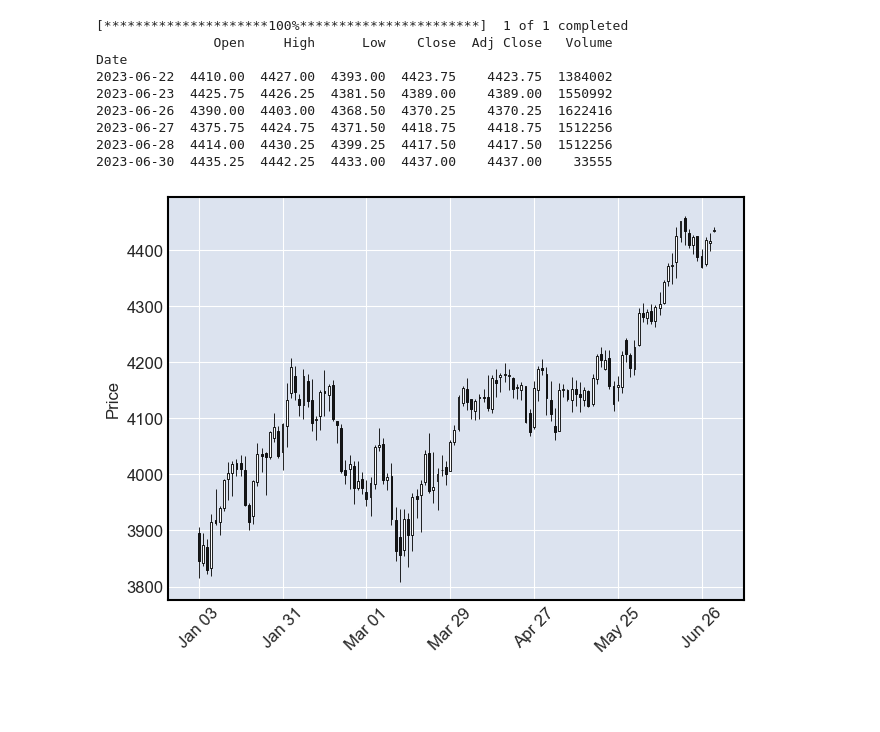
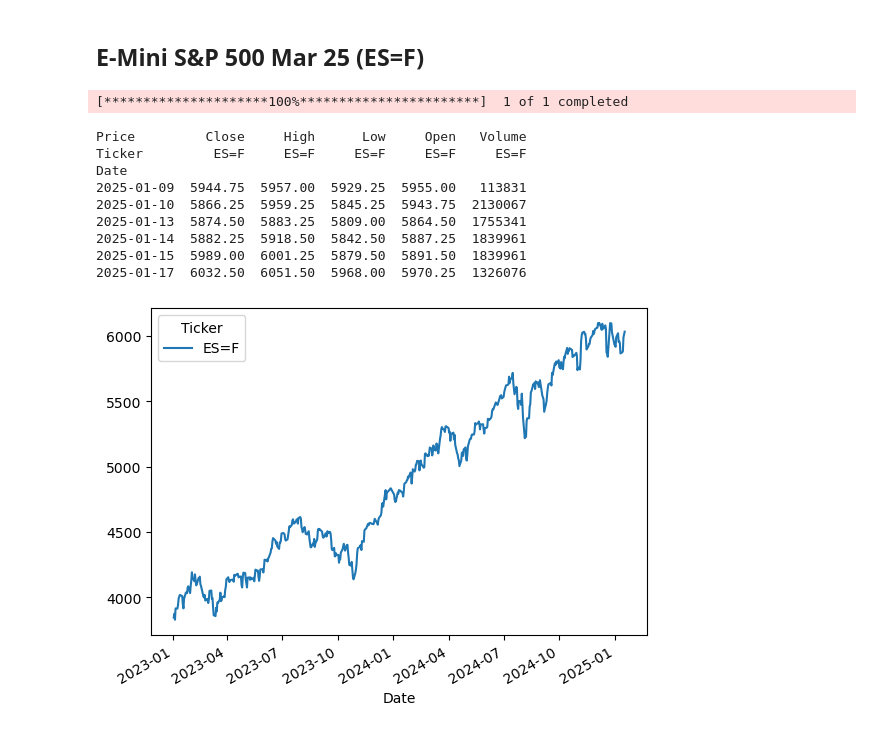
Before and after one commit to mhcrnl/jupyter-stock-analysis, a Jupyter notebook: 30062023es=f.ipynb, the cells around one changed output. Drawn from its saved outputs; the diff is of its cells as text; code cells hidden in the pictures; blank space fills up the shorter version.

```diff
--- a/30062023es=f.ipynb
+++ b/30062023es=f.ipynb
@@ -1,3 +1,5 @@
+# %% [markdown]
+## E-Mini S&P 500 Mar 25 (ES=F)
 # %%
 from pandas_datareader import data as pdr
 import yfinance as yf
@@ -24,20 +26,23 @@ simbol = "ES=F"
 start = dt.datetime(2023,1,1)
 end   = dt.datetime.now()
 
-df = web.get_data_yahoo(simbol, start, end)
+df = yf.download(simbol, start, end)
 
 print(df.tail(6))
 # %% [output]
 [*********************100%***********************]  1 of 1 completed
-               Open     High      Low    Close  Adj Close   Volume
-Date
-2023-06-22  4410.00  4427.00  4393.00  4423.75    4423.75  1384002
-2023-06-23  4425.75  4426.25  4381.50  4389.00    4389.00  1550992
-2023-06-26  4390.00  4403.00  4368.50  4370.25    4370.25  1622416
-2023-06-27  4375.75  4424.75  4371.50  4418.75    4418.75  1512256
-2023-06-28  4414.00  4430.25  4399.25  4417.50    4417.50  1512256
-2023-06-30  4435.25  4442.25  4433.00  4437.00    4437.00    33555
+Price         Close     High      Low     Open   Volume
+Ticker         ES=F     ES=F     ES=F     ES=F     ES=F
+Date
+2025-01-09  5944.75  5957.00  5929.25  5955.00   113831
+2025-01-10  5866.25  5959.25  5845.25  5943.75  2130067
+2025-01-13  5874.50  5883.25  5809.00  5864.50  1755341
+2025-01-14  5882.25  5918.50  5842.50  5887.25  1839961
+2025-01-15  5989.00  6001.25  5879.50  5891.50  1839961
+2025-01-17  6032.50  6051.50  5968.00  5970.25  1326076
 # %%
-mpl.plot(df, type="candle")
+# mpl.plot(df['Close'], type="candle")
+df['Close'].plot()
+plt.show()
 # %% [output]
-[figure, old version]
+[figure, new version]
```
Also changed, not shown: parts of 1 cell of this notebook, 12 other files.
